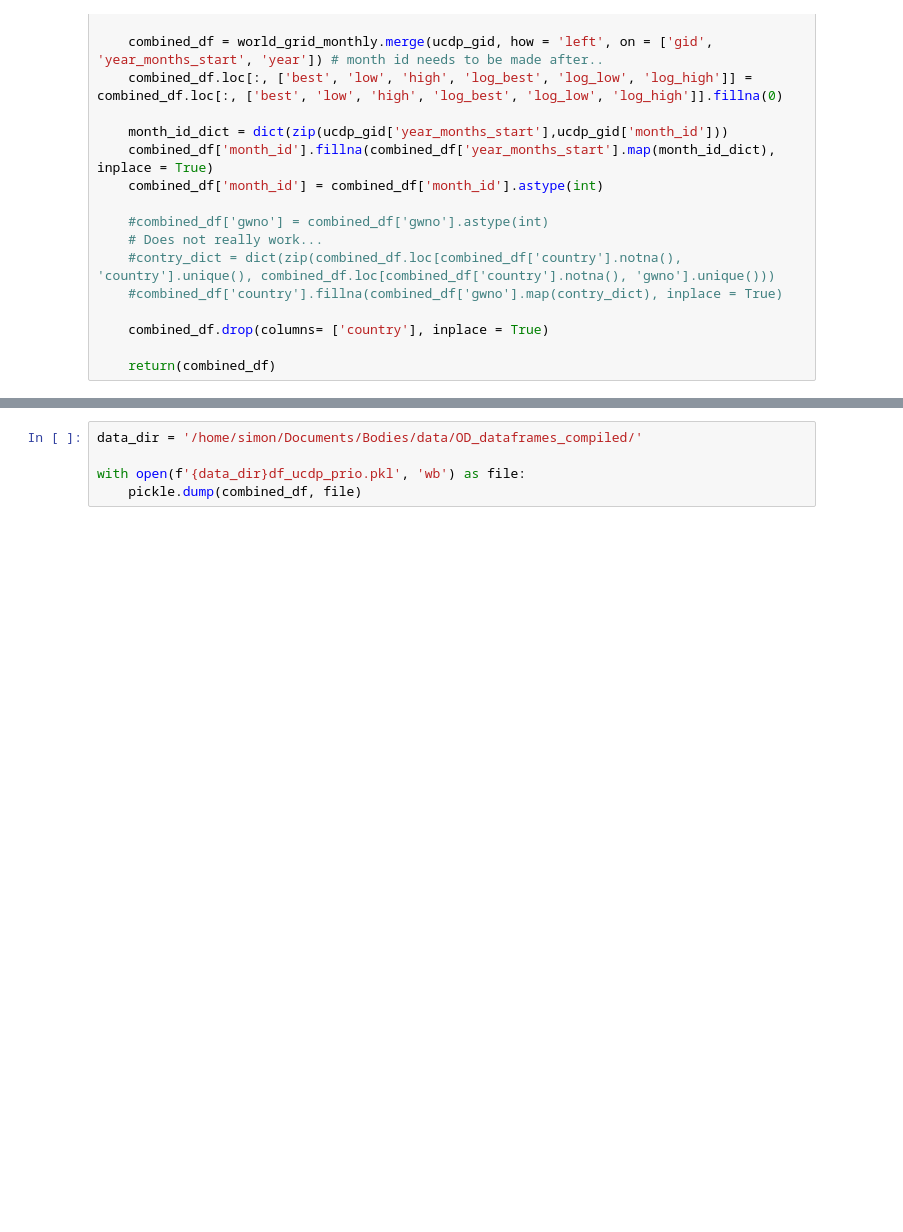
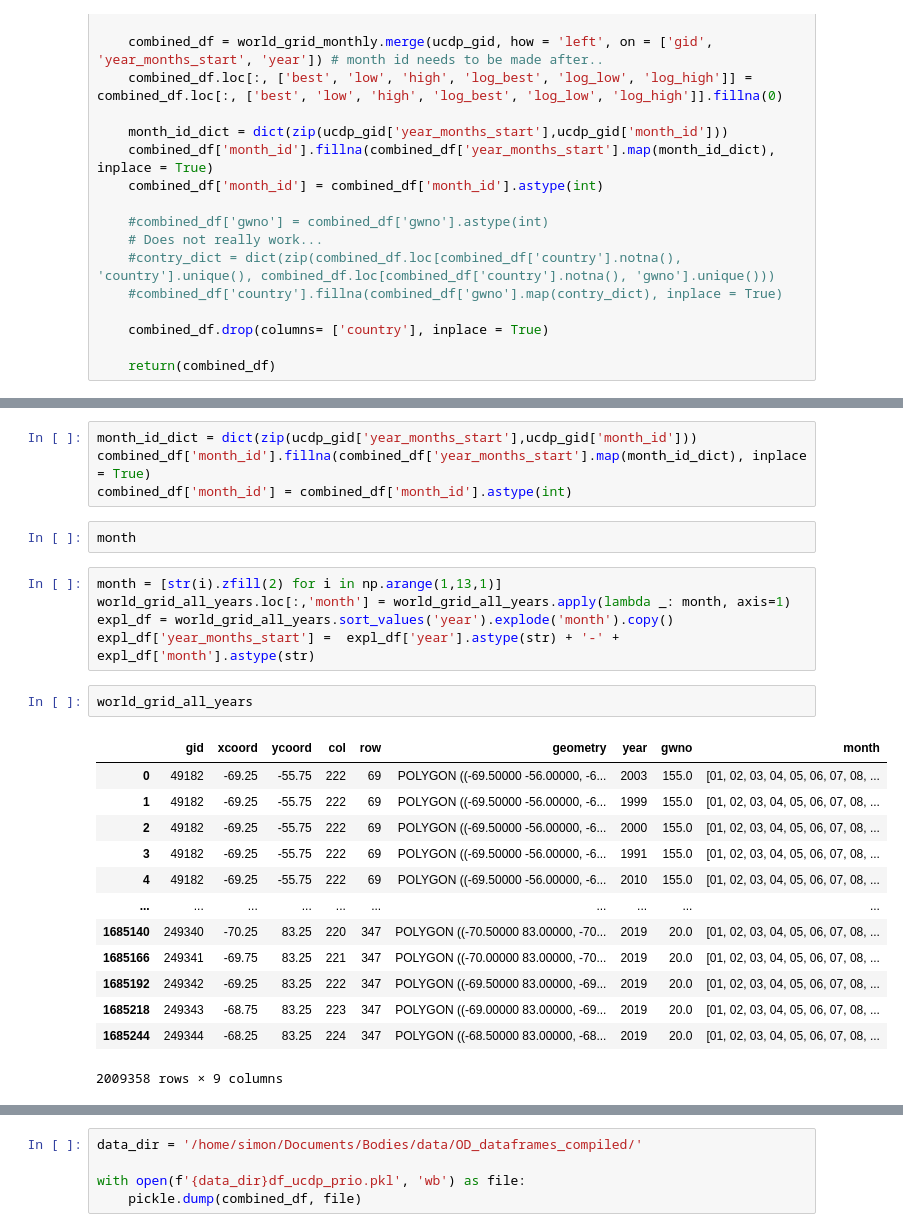
Before and after one commit to Polichinel/Detectron2, a Jupyter notebook: misc/combine_UCDP_PRIO.ipynb, the cells around one changed output, grey strips where cells are left out. Drawn from its saved outputs; the diff is of its cells as text; blank space fills up the shorter version.

```diff
--- a/misc/combine_UCDP_PRIO.ipynb
+++ b/misc/combine_UCDP_PRIO.ipynb
@@ -161,0 +275,27 @@ file already downloaded
+# %%
+month_id_dict = dict(zip(ucdp_gid['year_months_start'],ucdp_gid['month_id']))
+combined_df['month_id'].fillna(combined_df['year_months_start'].map(month_id_dict), inplace = True)
+combined_df['month_id'] = combined_df['month_id'].astype(int)
+# %%
+month
+# %%
+month = [str(i).zfill(2) for i in np.arange(1,13,1)]
+world_grid_all_years.loc[:,'month'] = world_grid_all_years.apply(lambda _: month, axis=1)
+expl_df = world_grid_all_years.sort_values('year').explode('month').copy()
+expl_df['year_months_start'] =  expl_df['year'].astype(str) + '-' +  expl_df['month'].astype(str)
+# %%
+world_grid_all_years
+# %% [output]
+|  | gid | xcoord | ycoord | col | row | geometry | year | gwno | month |
+| 0 | 49182 | -69.25 | -55.75 | 222 | 69 | POLYGON ((-69.50000 -56.00000, -6... | 2003 | 155.0 | [01, 02, 03, 04, 05, 06, 07, 08, ... |
+| 1 | 49182 | -69.25 | -55.75 | 222 | 69 | POLYGON ((-69.50000 -56.00000, -6... | 1999 | 155.0 | [01, 02, 03, 04, 05, 06, 07, 08, ... |
+| 2 | 49182 | -69.25 | -55.75 | 222 | 69 | POLYGON ((-69.50000 -56.00000, -6... | 2000 | 155.0 | [01, 02, 03, 04, 05, 06, 07, 08, ... |
+| 3 | 49182 | -69.25 | -55.75 | 222 | 69 | POLYGON ((-69.50000 -56.00000, -6... | 1991 | 155.0 | [01, 02, 03, 04, 05, 06, 07, 08, ... |
+| 4 | 49182 | -69.25 | -55.75 | 222 | 69 | POLYGON ((-69.50000 -56.00000, -6... | 2010 | 155.0 | [01, 02, 03, 04, 05, 06, 07, 08, ... |
+| ... | ... | ... | ... | ... | ... | ... | ... | ... | ... |
+| 1685140 | 249340 | -70.25 | 83.25 | 220 | 347 | POLYGON ((-70.50000 83.00000, -70... | 2019 | 20.0 | [01, 02, 03, 04, 05, 06, 07, 08, ... |
+| 1685166 | 249341 | -69.75 | 83.25 | 221 | 347 | POLYGON ((-70.00000 83.00000, -70... | 2019 | 20.0 | [01, 02, 03, 04, 05, 06, 07, 08, ... |
+| 1685192 | 249342 | -69.25 | 83.25 | 222 | 347 | POLYGON ((-69.50000 83.00000, -69... | 2019 | 20.0 | [01, 02, 03, 04, 05, 06, 07, 08, ... |
+| 1685218 | 249343 | -68.75 | 83.25 | 223 | 347 | POLYGON ((-69.00000 83.00000, -69... | 2019 | 20.0 | [01, 02, 03, 04, 05, 06, 07, 08, ... |
+| 1685244 | 249344 | -68.25 | 83.25 | 224 | 347 | POLYGON ((-68.50000 83.00000, -68... | 2019 | 20.0 | [01, 02, 03, 04, 05, 06, 07, 08, ... |
+2009358 rows × 9 columns
```
Also changed, not shown: parts of 20 cells of this notebook.
